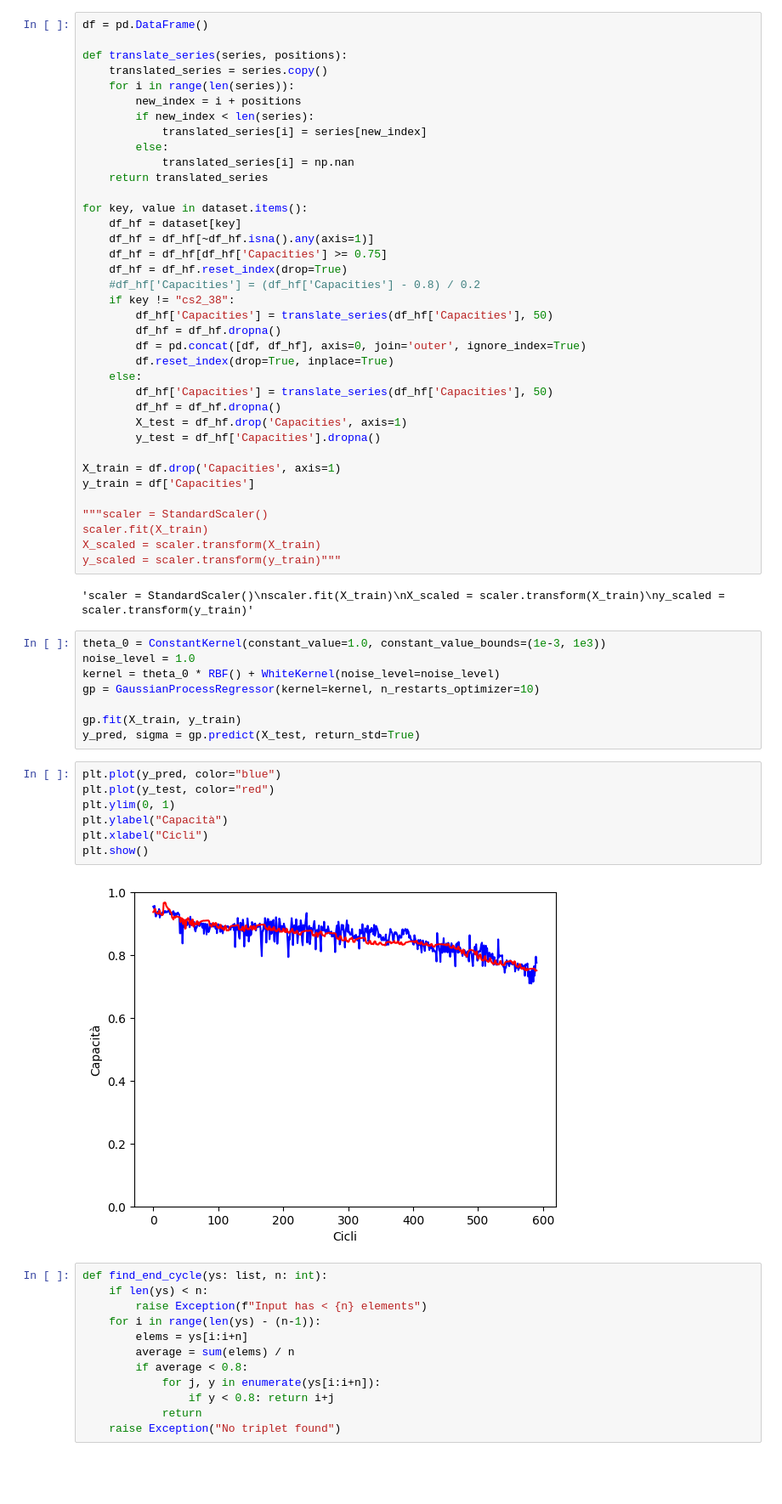
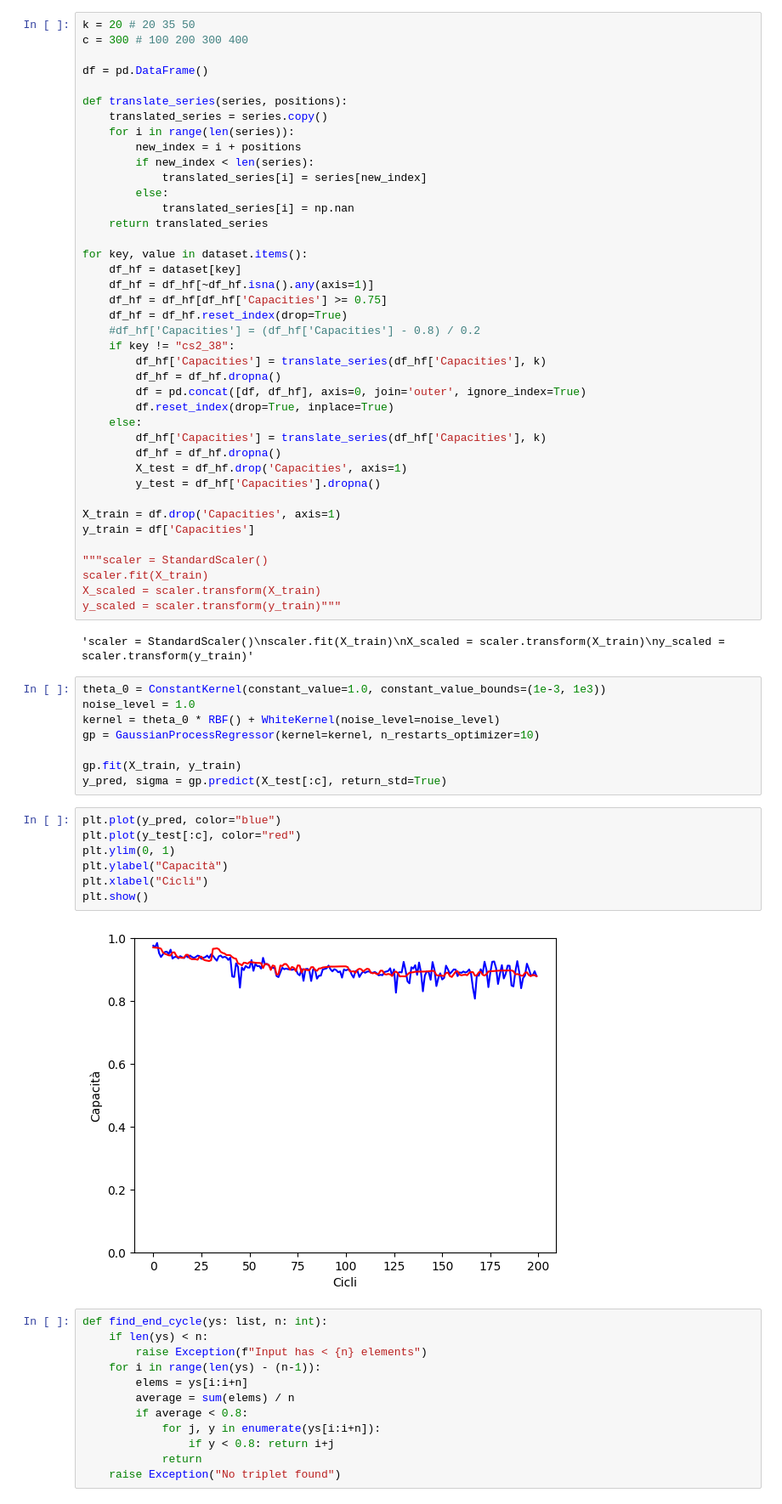
Before and after one commit to MassimilianoPiccinini/SOH_RUL_Prediction, a Jupyter notebook: SOH_RUL_Prediction_Lithium_Ion_Battery.ipynb, the cells around one changed output. Shown at 85% size. Drawn from its saved outputs; the diff is of its cells as text; blank space fills up the shorter version.

```diff
--- a/SOH_RUL_Prediction_Lithium_Ion_Battery.ipynb
+++ b/SOH_RUL_Prediction_Lithium_Ion_Battery.ipynb
@@ -596,6 +596,9 @@ HF6 - Capacity:  0.720808231528697
 # %% [markdown]
 # Gaussian Process Regression
 # %%
+k = 20 # 20 35 50
+c = 300 # 100 200 300 400
+
 df = pd.DataFrame()
 
 def translate_series(series, positions):
@@ -615,12 +618,12 @@ for key, value in dataset.items():
     df_hf = df_hf.reset_index(drop=True)
     #df_hf['Capacities'] = (df_hf['Capacities'] - 0.8) / 0.2
     if key != "cs2_38":
-        df_hf['Capacities'] = translate_series(df_hf['Capacities'], 50)
+        df_hf['Capacities'] = translate_series(df_hf['Capacities'], k)
         df_hf = df_hf.dropna()
         df = pd.concat([df, df_hf], axis=0, join='outer', ignore_index=True)
         df.reset_index(drop=True, inplace=True)
     else:
-        df_hf['Capacities'] = translate_series(df_hf['Capacities'], 50)
+        df_hf['Capacities'] = translate_series(df_hf['Capacities'], k)
         df_hf = df_hf.dropna()
         X_test = df_hf.drop('Capacities', axis=1)
         y_test = df_hf['Capacities'].dropna()
@@ -641,16 +644,16 @@ kernel = theta_0 * RBF() + WhiteKernel(noise_level=noise_level)
 gp = GaussianProcessRegressor(kernel=kernel, n_restarts_optimizer=10)
 
 gp.fit(X_train, y_train)
-y_pred, sigma = gp.predict(X_test, return_std=True)
+y_pred, sigma = gp.predict(X_test[:c], return_std=True)
 # %%
 plt.plot(y_pred, color="blue")
-plt.plot(y_test, color="red")
+plt.plot(y_test[:c], color="red")
 plt.ylim(0, 1)
 plt.ylabel("Capacità")
 plt.xlabel("Cicli")
 plt.show()
 # %% [output]
-[figure, old version]
+[figure, new version]
 # %%
 def find_end_cycle(ys: list, n: int):
     if len(ys) < n:
```
Also changed, not shown: parts of 1 cell of this notebook.
